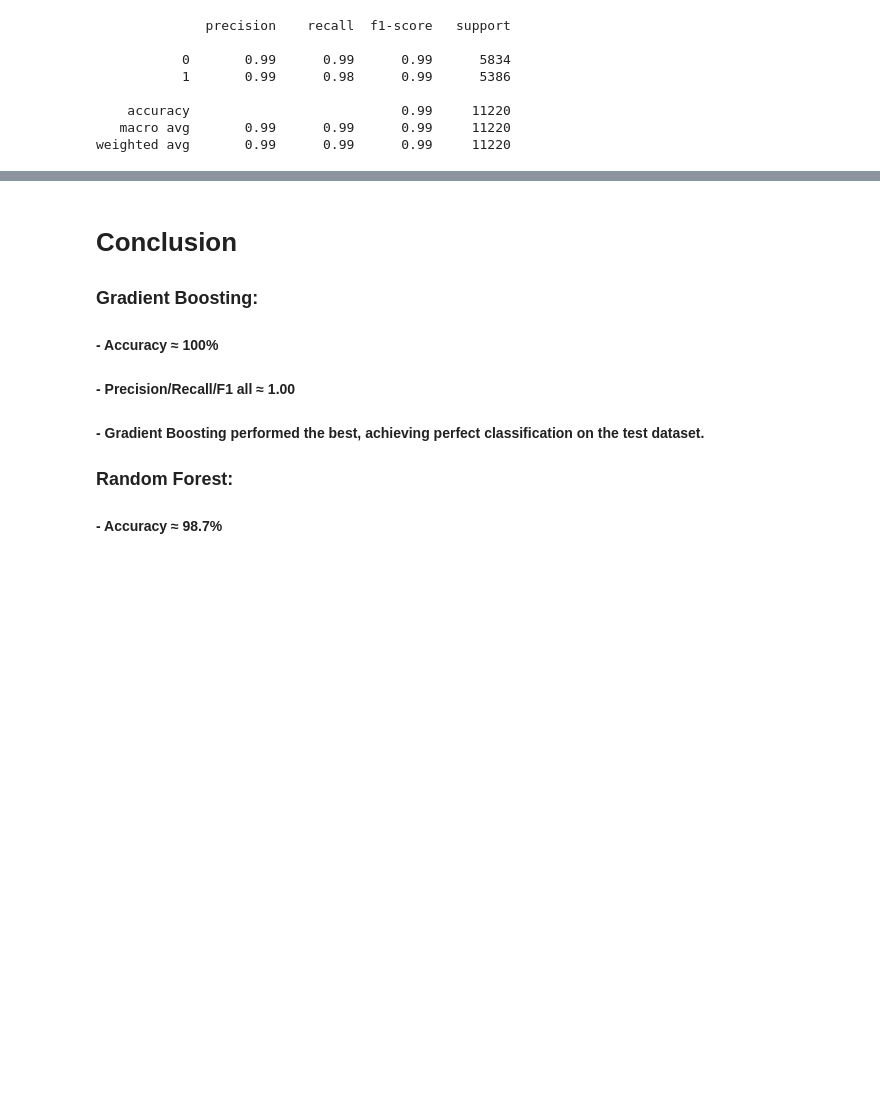
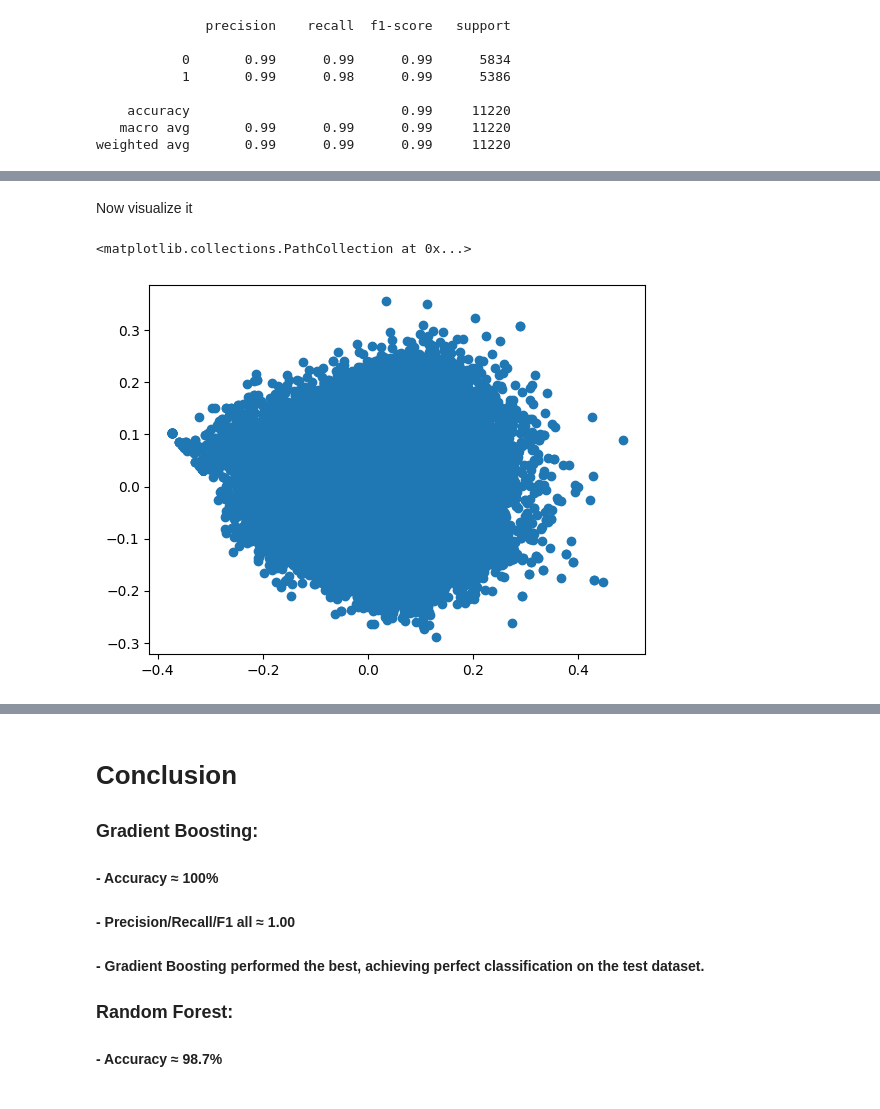
Before and after one commit to omkar3311/News_Gaurd, a Jupyter notebook: NoteBook/Fake_News_Detection.ipynb, the cells around one changed output, grey strips where cells are left out. Saved outputs shown, nothing was run; the diff lists cells and outputs as text; code cells hidden in the pictures; blank space fills up the shorter version.

```diff
--- a/NoteBook/Fake_News_Detection.ipynb
+++ b/NoteBook/Fake_News_Detection.ipynb
@@ -303,0 +330,7 @@ weighted avg       0.99      0.99      0.99     11220
+# %% [markdown]
+Now visualize it
+# %%
+plt.scatter(pca_data2d["c1"],pca_data2d["c2"])
+# %% [output]
+<matplotlib.collections.PathCollection at 0x...>
+[figure, added]
```
Also changed, not shown: parts of 16 cells of this notebook.
